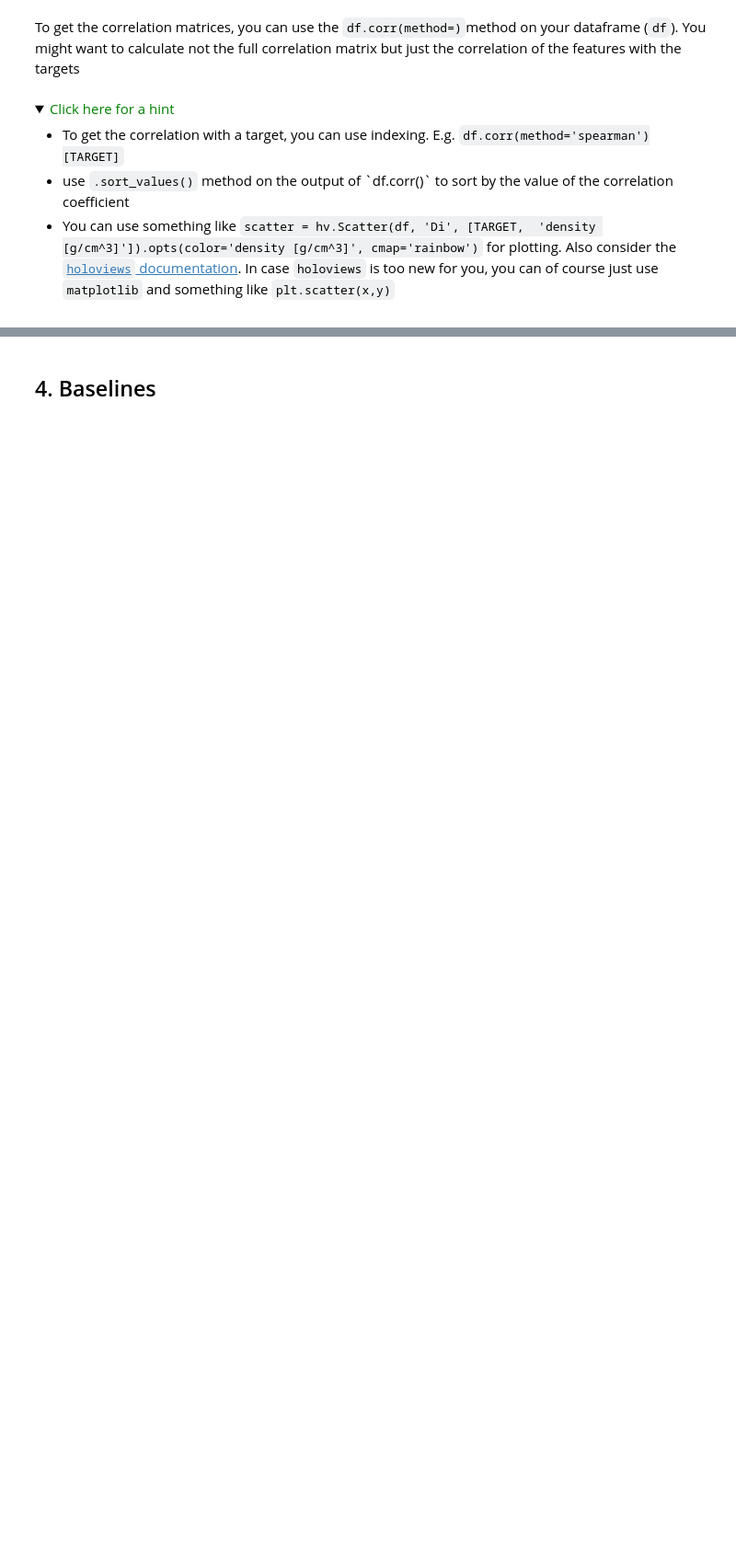
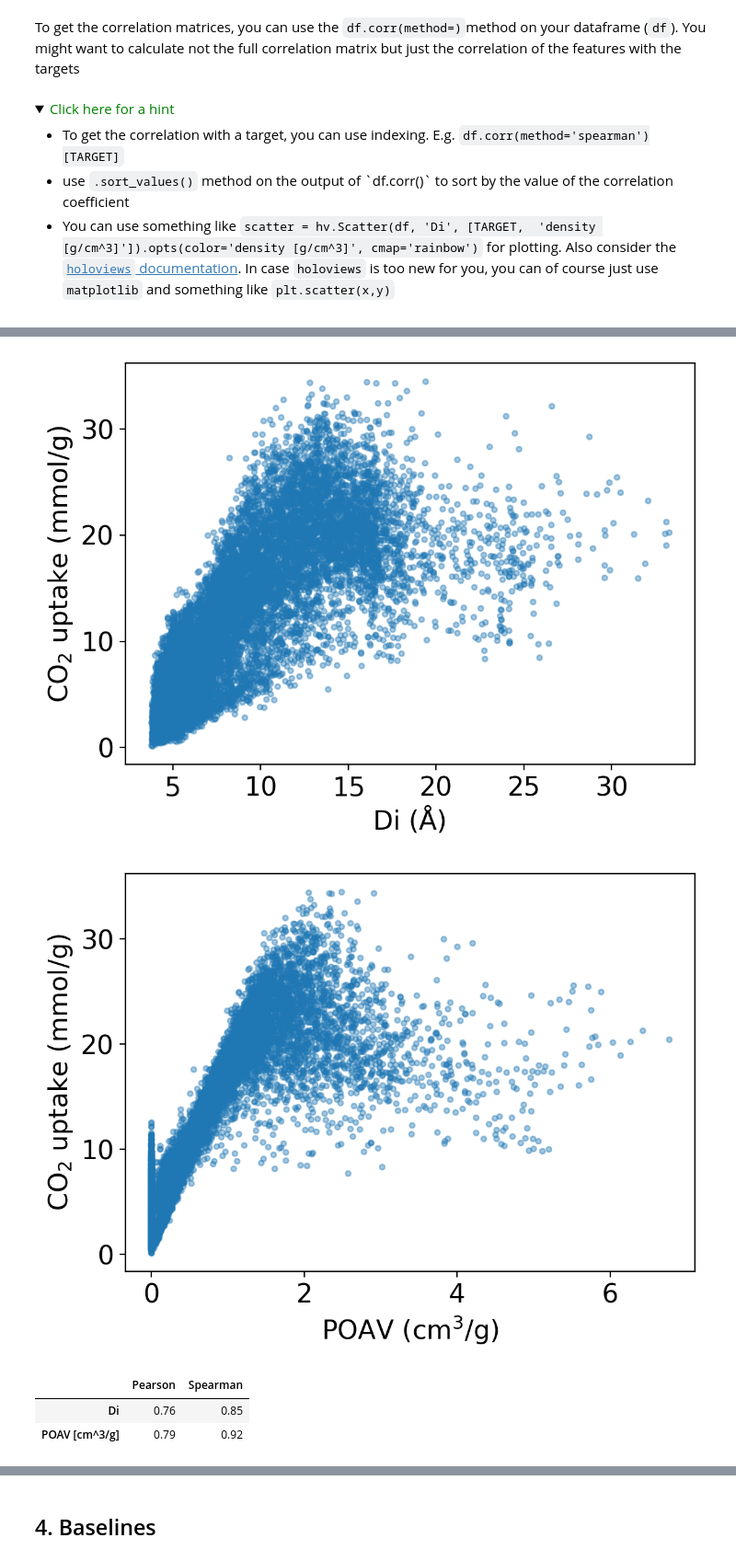
Before and after one commit to marouchkaheck/ml_project_ch315, a Jupyter notebook: groupL_block3_project.ipynb, the cells around one changed output, grey strips where cells are left out. Shown at 92% size. Drawn from its saved outputs; the diff is of its cells as text; code cells hidden in the pictures; folded sections open; blank space fills up the shorter version.

```diff
--- a/groupL_block3_project.ipynb
+++ b/groupL_block3_project.ipynb
@@ -554,5 +562,6 @@ For stratification to work, we to define what makes a "good" or a "bad" material
 </details>
 # %%
 THRESHOLD = 15 # in units of mmol CO2/g
-df[TARGET_BINARY] = # add your code
+df[TARGET_BINARY] = [1 if value > THRESHOLD else 0 for value in df[TARGET]]
+df[TARGET_BINARY].value_counts()
 # %% [output]
@@ -576,9 +595,10 @@ Now, we can perform the actual split into training and test set.
 # %%
 df_train_stratified, df_test_stratified = train_test_split(
     df,
-    train_size=XX,
-    test_size=XY,
+    train_size=0.8,
+    test_size=0.2,
     random_state=RANDOM_SEED,
     stratify=df[TARGET_BINARY],
 )
+print(len(df_train_stratified), len(df_test_stratified))
 # %% [output]
@@ -610,0 +665,26 @@ To get the correlation matrices, you can use the `df.corr(method=)`method on you
+# %%
+features_to_plot = ["Di", "POAV [cm^3/g]"]
+
+labels = {
+    "Di": "Di (Å)",
+    "POAV [cm^3/g]": "POAV (cm$^3$/g)",
+}
+
+for feat in features_to_plot:
+    plt.figure(figsize=(6, 4.5))
+    plt.scatter(df_train_stratified[feat], df_train_stratified[TARGET], s=10, alpha=0.4)
+    plt.xlabel(labels[feat])
+    plt.ylabel("CO$_2$ uptake (mmol/g)")
+    plt.tight_layout()
+    plt.show()
+
+pd.DataFrame({
+    "Pearson": df_train_stratified[features_to_plot].corrwith(df_train_stratified[TARGET], method="pearson"),
+    "Spearman": df_train_stratified[features_to_plot].corrwith(df_train_stratified[TARGET], method="spearman"),
+}).round(2)
+# %% [output]
+[figure, added]
+[figure, added]
+|  | Pearson | Spearman |
+| Di | 0.76 | 0.85 |
+| POAV [cm^3/g] | 0.79 | 0.92 |
```
Also changed, not shown: parts of 15 cells of this notebook.
